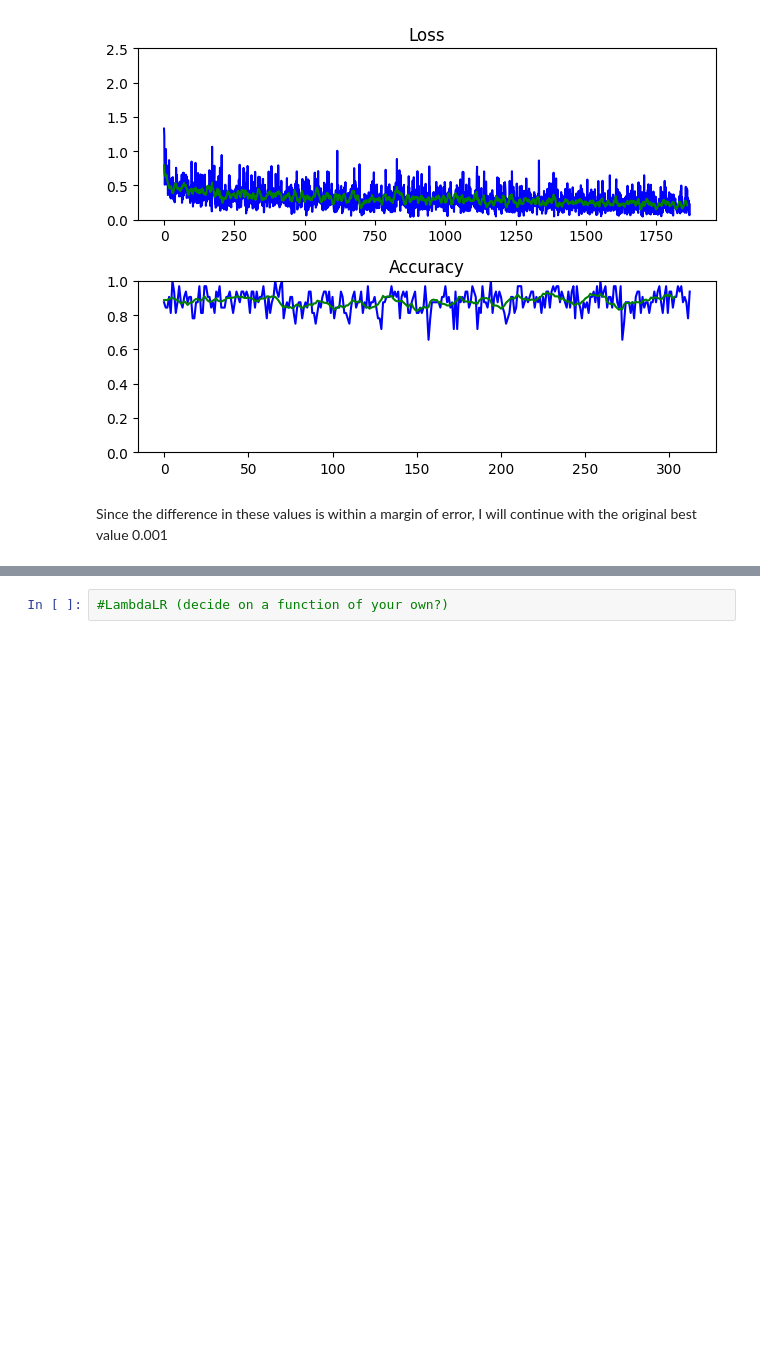
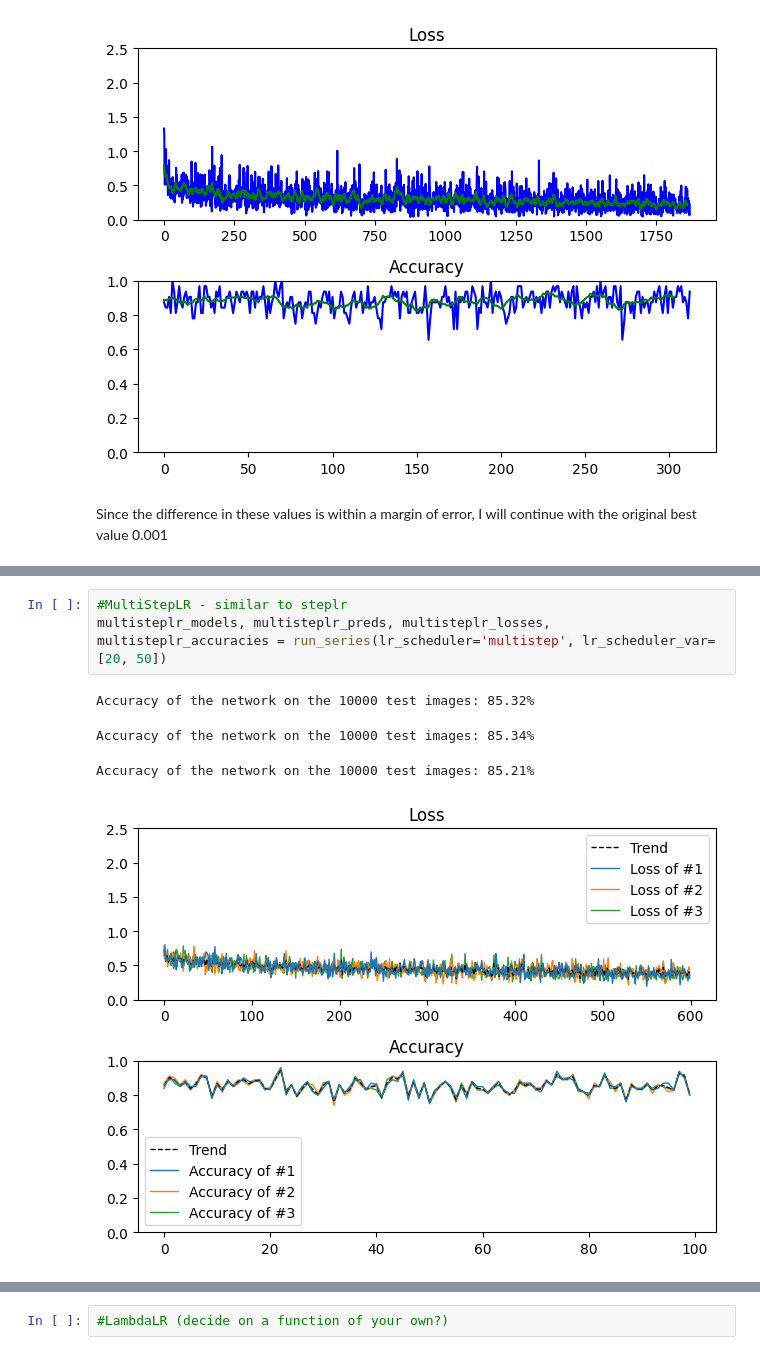
Before and after one commit to danbates1452/neural-networks, a Jupyter notebook: Coursework.ipynb, the cells around one changed output, grey strips where cells are left out. Saved outputs shown, nothing was run; the diff lists cells and outputs as text; blank space fills up the shorter version.

```diff
--- a/Coursework.ipynb
+++ b/Coursework.ipynb
@@ -387,0 +479,8 @@ Use best learning rate from above: 0.001
+# %%
+#MultiStepLR - similar to steplr
+multisteplr_models, multisteplr_preds, multisteplr_losses, multisteplr_accuracies = run_series(lr_scheduler='multistep', lr_scheduler_var=[20, 50])
+# %% [output]
+Accuracy of the network on the 10000 test images: 85.32%
+Accuracy of the network on the 10000 test images: 85.34%
+Accuracy of the network on the 10000 test images: 85.21%
+[figure, added]
```
Also changed, not shown: parts of 65 cells of this notebook, 9 other files.
